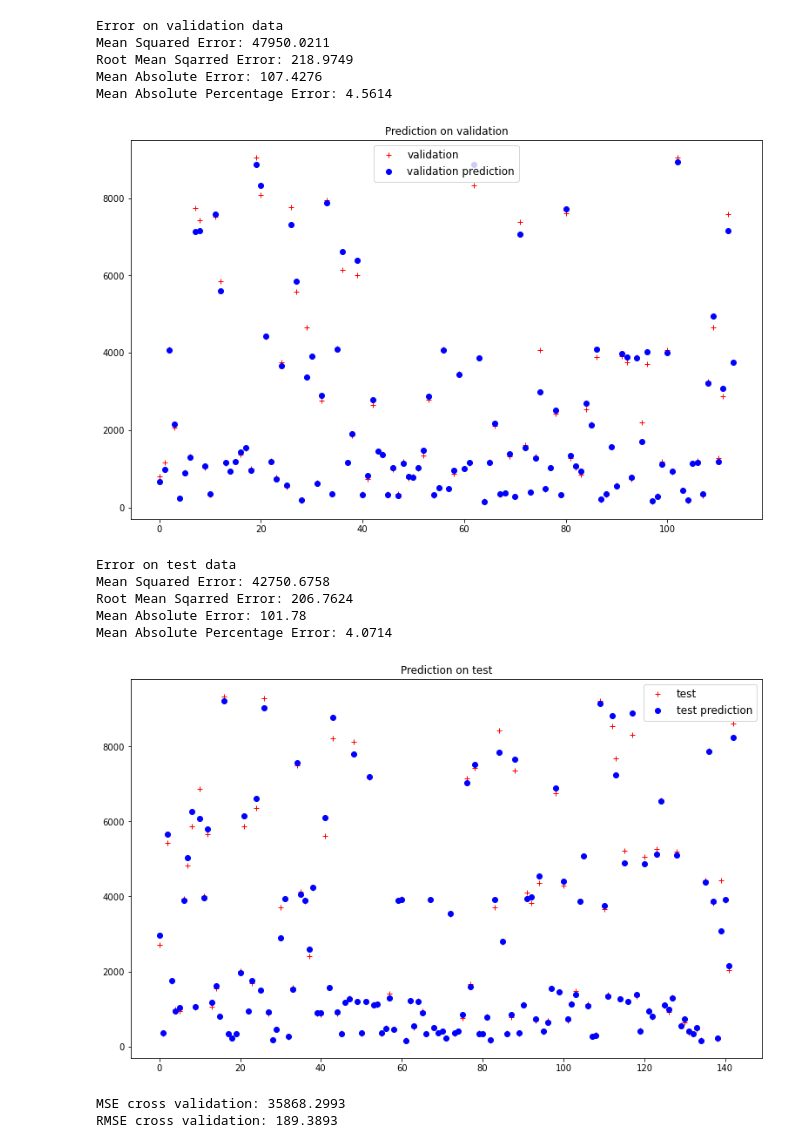
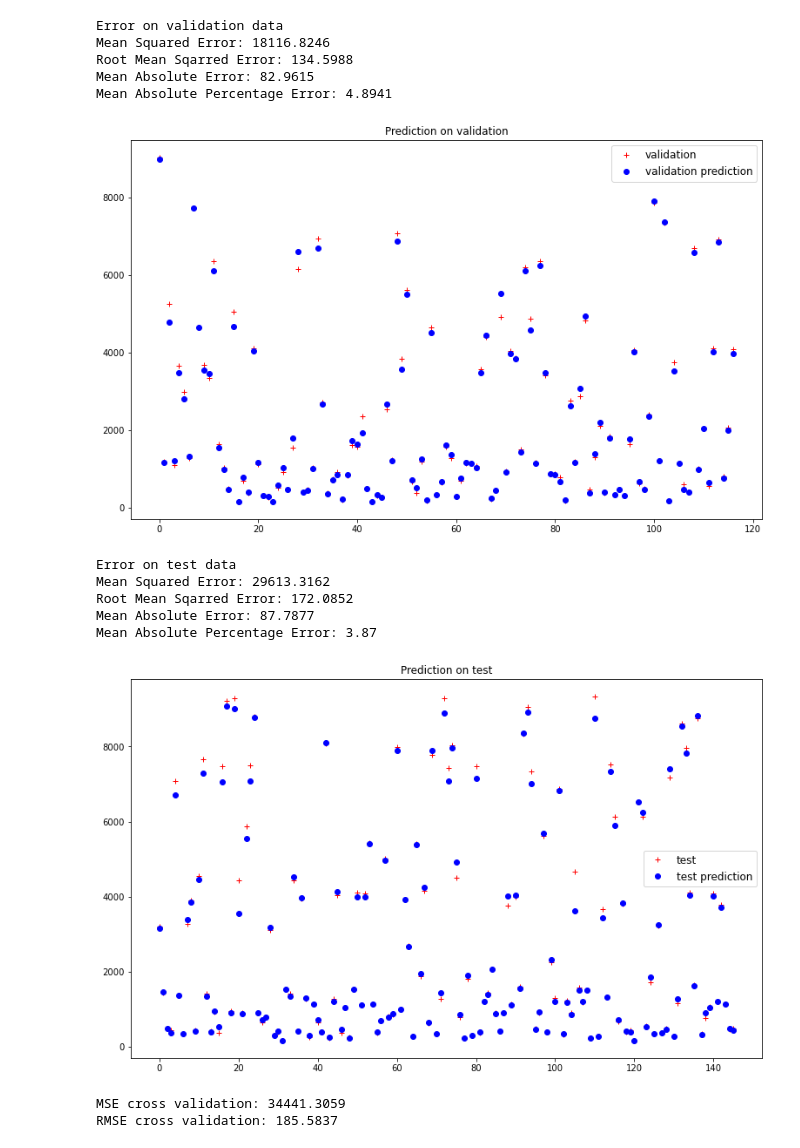
Before and after one commit to MicheleRomano1996/lombacovid_prediction, a Jupyter notebook: lomba_xgb_regression_reg.ipynb, the cells around one changed output. Drawn from its saved outputs; the diff is of its cells as text; code cells hidden in the pictures.

```diff
--- a/lomba_xgb_regression_reg.ipynb
+++ b/lomba_xgb_regression_reg.ipynb
@@ -97,0 +44,3 @@ data.tail(10)
+# %%
+df = pd.read_csv('dataframe.csv',parse_dates=['date'],index_col=['date'])
+df
@@ -98,27 +83,8 @@ data.tail(10)
 # %%
 # calculate train, test and validation length using train_test_split
-X = data.drop(columns='ospedalizzati_target')
-y = data['ospedalizzati_target']
+X = training_data.drop(columns='ospedalizzati_oggi')
+y = training_data['ospedalizzati_oggi']
 
 X_train_total, X_test, y_train_total, y_test = train_test_split(X, y, test_size=0.20, random_state=42)
 
 X_train, X_val, y_train, y_val = train_test_split(X_train_total, y_train_total, test_size=0.20, random_state=42)
-
-
-plt.figure(figsize=(10,7))
-plt.plot(X_train['ospedalizzati_oggi'],'go',label='train set')
-plt.title('ospedalizzati_oggi train')
-plt.legend(prop={'size': 12})
-plt.show()
-
-plt.figure(figsize=(10,7))
-plt.plot(X_val['ospedalizzati_oggi'],'r+',label='validation set')
-plt.title('ospedalizzati_oggi validation')
-plt.legend(prop={'size': 12})
-plt.show()
-
-plt.figure(figsize=(10,7))
-plt.plot(X_test['ospedalizzati_oggi'],'b*',label='test set')
-plt.title('ospedalizzati_oggi test')
-plt.legend(prop={'size': 12})
-plt.show()
@@ -206,46 +166,46 @@ plt.show()
 
 
 # prediction of test
 y_pred_test = model.predict(X_test)
 
 # error on test on the first prediction
 print('Error on test data')
 calcError(y_test,y_pred_test)
 
 # plot train vs val
 plt.figure(figsize=(13,8))
 plt.plot(y_test.values,'r+',label='test')
 plt.plot(y_pred_test,'bo',label='test prediction')
 plt.legend(prop={'size': 12})
 plt.title('Prediction on test')
 plt.show()
 
 # error with cross validation on only training set
 cv = RepeatedKFold(n_splits=10, n_repeats=3, random_state=1)
-scores = cross_val_score(model_cv,
+scores = cross_val_score(model,
                          X_train,
                          y_train,
                          scoring='neg_mean_squared_error',
                          cv=cv,
                          n_jobs=-1)
 
 print(f'\nMSE cross validation: {round(abs(scores).mean(),4)}')
 print(f'RMSE cross validation: {round(sqrt(abs(scores).mean()),4)}')
 # %% [output]
 Error on validation data
-Mean Squared Error: 47950.0211
-Root Mean Sqarred Error: 218.9749
-Mean Absolute Error: 107.4276
-Mean Absolute Percentage Error: 4.5614
+Mean Squared Error: 18116.8246
+Root Mean Sqarred Error: 134.5988
+Mean Absolute Error: 82.9615
+Mean Absolute Percentage Error: 4.8941
-[figure, old version]
+[figure, new version]
 Error on test data
-Mean Squared Error: 42750.6758
-Root Mean Sqarred Error: 206.7624
-Mean Absolute Error: 101.78
-Mean Absolute Percentage Error: 4.0714
+Mean Squared Error: 29613.3162
+Root Mean Sqarred Error: 172.0852
+Mean Absolute Error: 87.7877
+Mean Absolute Percentage Error: 3.87
-[figure, old version]
+[figure, new version]
-MSE cross validation: 35868.2993
-RMSE cross validation: 189.3893
+MSE cross validation: 34441.3059
+RMSE cross validation: 185.5837
 # %%
 # -> tuning xgb parameters
 # GridSeadchCV
```
Also changed, not shown: parts of 13 cells of this notebook, 7 other files.
